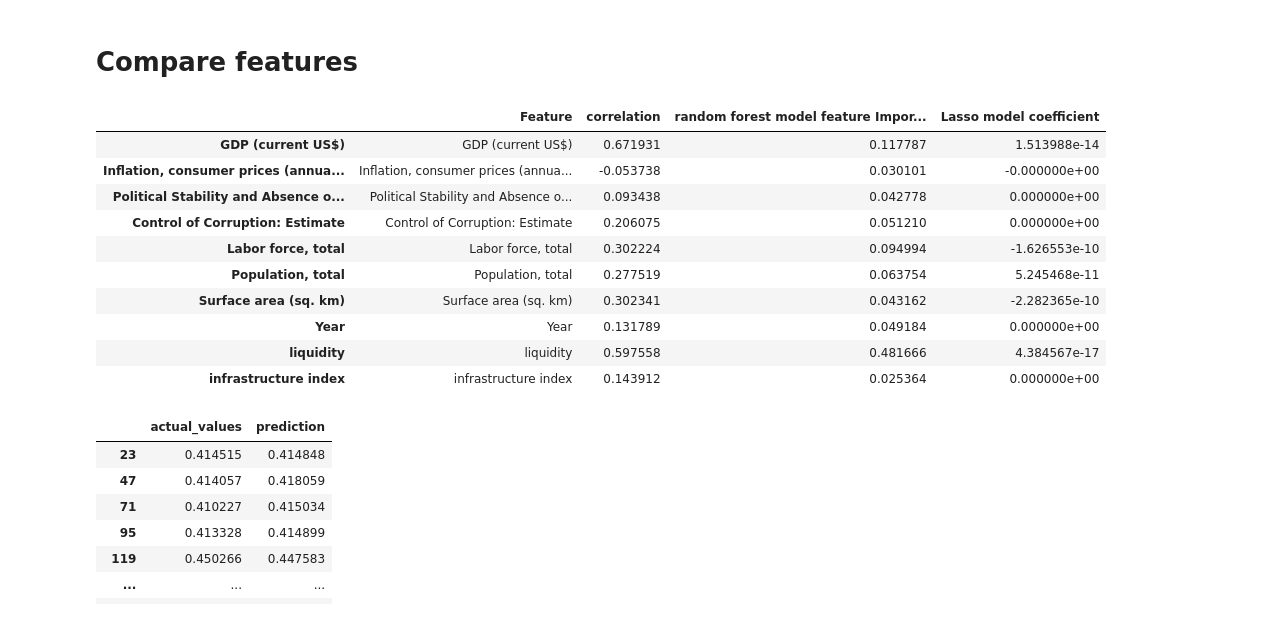
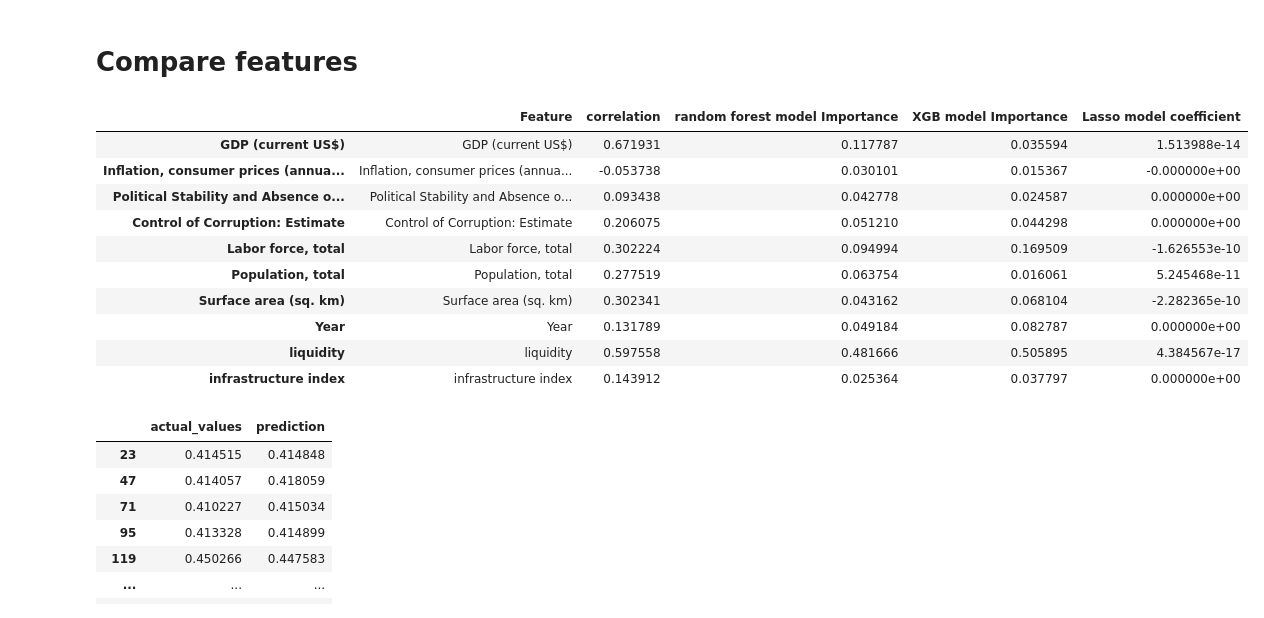
Before and after one commit to juniorskg/foreign-direct-investment-determinants, a Jupyter notebook: end_to_end_model.ipynb, the cells around one changed output. Cells and saved outputs as stored; diff of their text form; code cells hidden in the pictures.

```diff
--- a/end_to_end_model.ipynb
+++ b/end_to_end_model.ipynb
@@ -470,25 +461,26 @@ models_evaluation
 # %%
 feature_importance_df = pd.DataFrame({
     'Feature':  x_train.columns ,
     "correlation": correlation_df['FDII'],
-    'random forest model feature Importance': random_mod.feature_importances_,
+    'random forest model  Importance': random_mod.feature_importances_,
+    "XGB model  Importance" : xgb_mod.feature_importances_,
     'Lasso model coefficient': lasso_mod.coef_
 
 })
 
 feature_importance_df
 # %% [output]
-|  | Feature | correlation | random forest model feature Impor... | Lasso model coefficient |
-| GDP (current US$) | GDP (current US$) | 0.671931 | 0.117787 | 1.513988e-14 |
-| Inflation, consumer prices (annua... | Inflation, consumer prices (annua... | -0.053738 | 0.030101 | -0.000000e+00 |
-| Political Stability and Absence o... | Political Stability and Absence o... | 0.093438 | 0.042778 | 0.000000e+00 |
-| Control of Corruption: Estimate | Control of Corruption: Estimate | 0.206075 | 0.051210 | 0.000000e+00 |
-| Labor force, total | Labor force, total | 0.302224 | 0.094994 | -1.626553e-10 |
-| Population, total | Population, total | 0.277519 | 0.063754 | 5.245468e-11 |
-| Surface area (sq. km) | Surface area (sq. km) | 0.302341 | 0.043162 | -2.282365e-10 |
-| Year | Year | 0.131789 | 0.049184 | 0.000000e+00 |
-| liquidity | liquidity | 0.597558 | 0.481666 | 4.384567e-17 |
-| infrastructure index | infrastructure index | 0.143912 | 0.025364 | 0.000000e+00 |
+|  | Feature | correlation | random forest model Importance | XGB model Importance | Lasso model coefficient |
+| GDP (current US$) | GDP (current US$) | 0.671931 | 0.117787 | 0.035594 | 1.513988e-14 |
+| Inflation, consumer prices (annua... | Inflation, consumer prices (annua... | -0.053738 | 0.030101 | 0.015367 | -0.000000e+00 |
+| Political Stability and Absence o... | Political Stability and Absence o... | 0.093438 | 0.042778 | 0.024587 | 0.000000e+00 |
+| Control of Corruption: Estimate | Control of Corruption: Estimate | 0.206075 | 0.051210 | 0.044298 | 0.000000e+00 |
+| Labor force, total | Labor force, total | 0.302224 | 0.094994 | 0.169509 | -1.626553e-10 |
+| Population, total | Population, total | 0.277519 | 0.063754 | 0.016061 | 5.245468e-11 |
+| Surface area (sq. km) | Surface area (sq. km) | 0.302341 | 0.043162 | 0.068104 | -2.282365e-10 |
+| Year | Year | 0.131789 | 0.049184 | 0.082787 | 0.000000e+00 |
+| liquidity | liquidity | 0.597558 | 0.481666 | 0.505895 | 4.384567e-17 |
+| infrastructure index | infrastructure index | 0.143912 | 0.025364 | 0.037797 | 0.000000e+00 |
 # %%
 pd.DataFrame({
     "actual_values": y_test,
```
Also changed, not shown: parts of 6 cells of this notebook.
